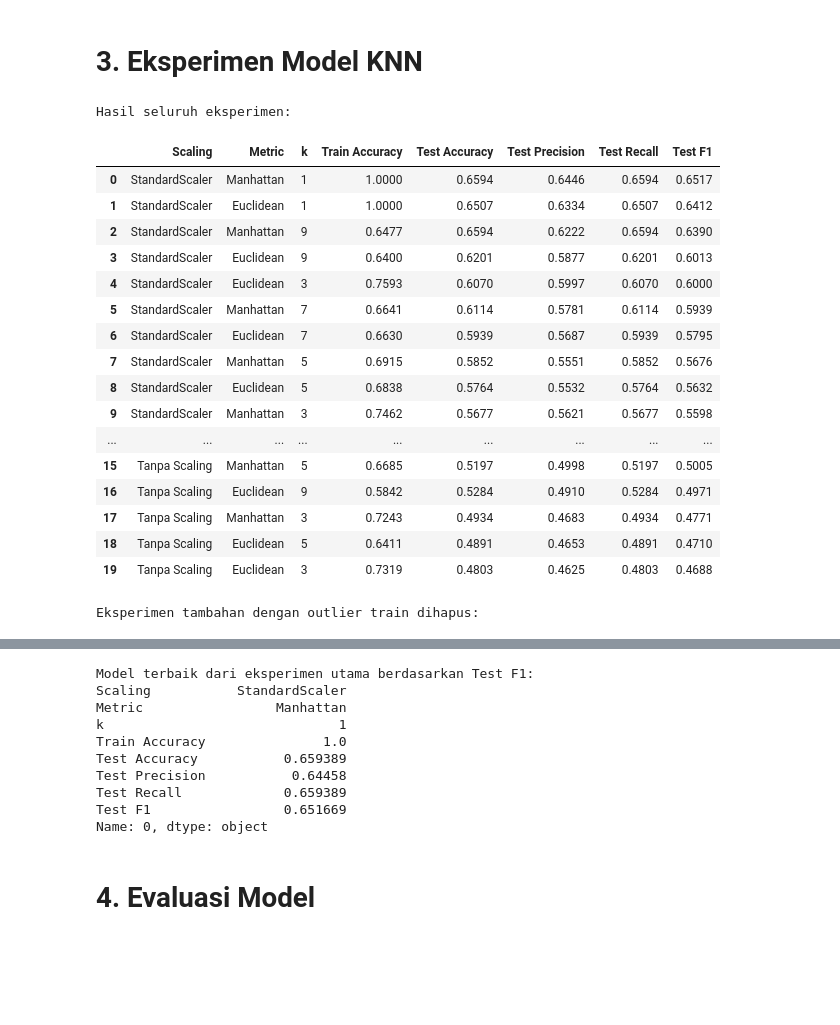
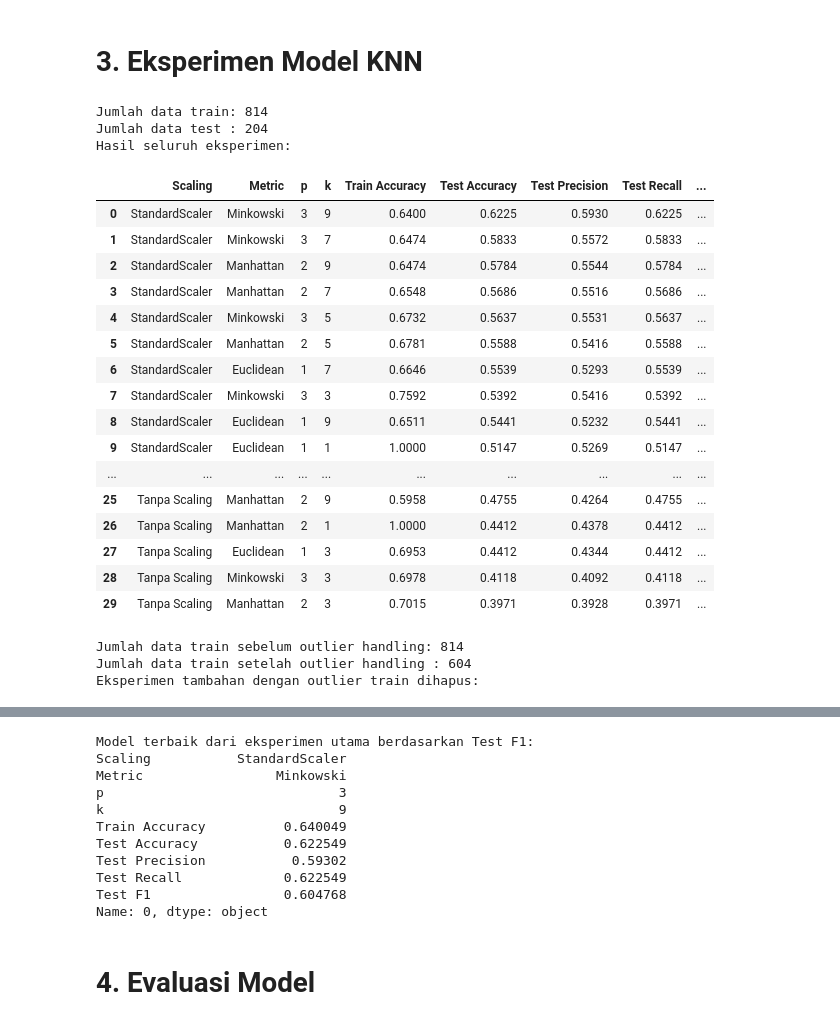
Before and after one commit to liuccio/Modul-Praktikum-ML, a Jupyter notebook: 1.Tugas_KNN/1_KNN_5054251037.ipynb, the cells around one changed output, grey strips where cells are left out. Cells and saved outputs as stored; diff of their text form; code cells hidden in the pictures; blank space fills up the shorter version.

```diff
--- a/1.Tugas_KNN/1_KNN_5054251037.ipynb
+++ b/1.Tugas_KNN/1_KNN_5054251037.ipynb
@@ -133,9 +146,12 @@ Hasilnya digunakan sebagai eksplorasi awal dan tidak langsung dianggap sebagai b
 # NaN handling (drop, impute, etc.), duplicate handling, dan lain-lain.
 
 print("Jumlah missing value sebelum handling:", data.isnull().sum().sum())
-print("Jumlah duplicate sebelum handling:", data.duplicated().sum())
 
-data_clean = data.drop_duplicates().copy()
+data_clean = data.drop(columns=["Id"]).copy()
+print("Jumlah duplicate setelah Id dihapus sebelum handling:", data_clean.duplicated().sum())
+
+data_clean = data_clean.drop_duplicates().copy()
+print("Jumlah duplicate setelah handling:", data_clean.duplicated().sum())
 print("Jumlah baris setelah duplicate handling:", len(data_clean))
 # %% [output]
 Jumlah missing value sebelum handling: 0
@@ -177,7 +196,7 @@ Outlier tidak langsung dihapus. Pengaruh penghapusan outlier akan diuji sebagai
 # Train model KNN menggunakan train set. Gunakan fungsi KNeighborsClassifier dari sklearn.neighbors untuk membuat model KNN. Lakukan eksperimen dengan berbagai nilai k (misal k=1, 3, 5, 7, 9) dan catat performa model pada train set dan test set.
 
 # Fitur dan target terpisah.
-X = data_clean.drop(columns=["quality", "Id"])
+X = data_clean.drop(columns=["quality"])
 y = data_clean["quality"]
 
 X_train, X_test, y_train, y_test = train_test_split(
@@ -187,13 +206,22 @@ X_train, X_test, y_train, y_test = train_test_split(
     stratify=y
 )
 
+print("Jumlah data train:", len(X_train))
+print("Jumlah data test :", len(X_test))
+
 # StandardScaler
 scaler = StandardScaler()
 X_train_scaled = scaler.fit_transform(X_train)
 X_test_scaled = scaler.transform(X_test)
 
 k_values = [1, 3, 5, 7, 9]
-metrics_to_test = [("Euclidean", 2), ("Manhattan", 1)]
+
+metrics_to_test = [
+    ("Euclidean", 1),
+    ("Manhattan", 2),
+    ("Minkowski", 3)
+]
+
 results = []
 
 # Eksperimen tanpa scaling dan dengan scaling.
@@ -217,6 +245,7 @@ for scaling_name, Xtr, Xte in [
             results.append({
                 "Scaling": scaling_name,
                 "Metric": metric_name,
+                "p": p_value,
                 "k": k,
                 "Train Accuracy": accuracy_score(y_train, pred_train),
                 "Test Accuracy": accuracy_score(y_test, pred_test),
@@ -232,7 +261,7 @@ results_df = pd.DataFrame(results).sort_values(
 print("Hasil seluruh eksperimen:")
 display(results_df.round(4))
 
-# Eksperimen tambahan lagi
+# Eksperimen tambahan dengan menghapus outlier hanya dari data train.
 Q1_train = X_train.quantile(0.25)
 Q3_train = X_train.quantile(0.75)
 IQR_train = Q3_train - Q1_train
@@ -242,6 +271,9 @@ upper_train = Q3_train + 1.5 * IQR_train
 train_keep_mask = ~((X_train < lower_train) | (X_train > upper_train)).any(axis=1)
 X_train_no_outlier = X_train.loc[train_keep_mask]
 y_train_no_outlier = y_train.loc[train_keep_mask]
+
+print("Jumlah data train sebelum outlier handling:", len(X_train))
+print("Jumlah data train setelah outlier handling :", len(X_train_no_outlier))
 
 scaler_no_outlier = StandardScaler()
 X_train_no_outlier_scaled = scaler_no_outlier.fit_transform(X_train_no_outlier)
@@ -253,48 +285,53 @@ for metric_name, p_value in metrics_to_test:
         knn = KNeighborsClassifier(
             n_neighbors=k,
             weights="uniform",
             metric="minkowski",
             p=p_value
         )
         knn.fit(X_train_no_outlier_scaled, y_train_no_outlier)
         pred_test = knn.predict(X_test_scaled_from_no_outlier)
         outlier_results.append({
             "Scaling": "StandardScaler + tanpa outlier train",
             "Metric": metric_name,
+            "p": p_value,
             "k": k,
             "Test Accuracy": accuracy_score(y_test, pred_test),
             "Test Precision": precision_score(y_test, pred_test, average="weighted", zero_division=0),
             "Test Recall": recall_score(y_test, pred_test, average="weighted", zero_division=0),
             "Test F1": f1_score(y_test, pred_test, average="weighted", zero_division=0)
         })
 
 outlier_results_df = pd.DataFrame(outlier_results).sort_values(
     by=["Test F1", "Test Accuracy"], ascending=False
 ).reset_index(drop=True)
 
 print("Eksperimen tambahan dengan outlier train dihapus:")
 display(outlier_results_df.round(4))
 
 best_row = results_df.iloc[0]
 print("Model terbaik dari eksperimen utama berdasarkan Test F1:")
 print(best_row)
 # %% [output]
+Jumlah data train: 814
+Jumlah data test : 204
 Hasil seluruh eksperimen:
-|  | Scaling | Metric | k | Train Accuracy | Test Accuracy | Test Precision | Test Recall | Test F1 |
-| 0 | StandardScaler | Manhattan | 1 | 1.0000 | 0.6594 | 0.6446 | 0.6594 | 0.6517 |
-| 1 | StandardScaler | Euclidean | 1 | 1.0000 | 0.6507 | 0.6334 | 0.6507 | 0.6412 |
-| 2 | StandardScaler | Manhattan | 9 | 0.6477 | 0.6594 | 0.6222 | 0.6594 | 0.6390 |
-| 3 | StandardScaler | Euclidean | 9 | 0.6400 | 0.6201 | 0.5877 | 0.6201 | 0.6013 |
-| 4 | StandardScaler | Euclidean | 3 | 0.7593 | 0.6070 | 0.5997 | 0.6070 | 0.6000 |
-| 5 | StandardScaler | Manhattan | 7 | 0.6641 | 0.6114 | 0.5781 | 0.6114 | 0.5939 |
-| 6 | StandardScaler | Euclidean | 7 | 0.6630 | 0.5939 | 0.5687 | 0.5939 | 0.5795 |
-| 7 | StandardScaler | Manhattan | 5 | 0.6915 | 0.5852 | 0.5551 | 0.5852 | 0.5676 |
-| 8 | StandardScaler | Euclidean | 5 | 0.6838 | 0.5764 | 0.5532 | 0.5764 | 0.5632 |
-| 9 | StandardScaler | Manhattan | 3 | 0.7462 | 0.5677 | 0.5621 | 0.5677 | 0.5598 |
-| ... | ... | ... | ... | ... | ... | ... | ... | ... |
-| 15 | Tanpa Scaling | Manhattan | 5 | 0.6685 | 0.5197 | 0.4998 | 0.5197 | 0.5005 |
-| 16 | Tanpa Scaling | Euclidean | 9 | 0.5842 | 0.5284 | 0.4910 | 0.5284 | 0.4971 |
-| 17 | Tanpa Scaling | Manhattan | 3 | 0.7243 | 0.4934 | 0.4683 | 0.4934 | 0.4771 |
-| 18 | Tanpa Scaling | Euclidean | 5 | 0.6411 | 0.4891 | 0.4653 | 0.4891 | 0.4710 |
-| 19 | Tanpa Scaling | Euclidean | 3 | 0.7319 | 0.4803 | 0.4625 | 0.4803 | 0.4688 |
+|  | Scaling | Metric | p | k | Train Accuracy | Test Accuracy | Test Precision | Test Recall | ... |
+| 0 | StandardScaler | Minkowski | 3 | 9 | 0.6400 | 0.6225 | 0.5930 | 0.6225 | ... |
+| 1 | StandardScaler | Minkowski | 3 | 7 | 0.6474 | 0.5833 | 0.5572 | 0.5833 | ... |
+| 2 | StandardScaler | Manhattan | 2 | 9 | 0.6474 | 0.5784 | 0.5544 | 0.5784 | ... |
+| 3 | StandardScaler | Manhattan | 2 | 7 | 0.6548 | 0.5686 | 0.5516 | 0.5686 | ... |
+| 4 | StandardScaler | Minkowski | 3 | 5 | 0.6732 | 0.5637 | 0.5531 | 0.5637 | ... |
+| 5 | StandardScaler | Manhattan | 2 | 5 | 0.6781 | 0.5588 | 0.5416 | 0.5588 | ... |
+| 6 | StandardScaler | Euclidean | 1 | 7 | 0.6646 | 0.5539 | 0.5293 | 0.5539 | ... |
+| 7 | StandardScaler | Minkowski | 3 | 3 | 0.7592 | 0.5392 | 0.5416 | 0.5392 | ... |
+| 8 | StandardScaler | Euclidean | 1 | 9 | 0.6511 | 0.5441 | 0.5232 | 0.5441 | ... |
+| 9 | StandardScaler | Euclidean | 1 | 1 | 1.0000 | 0.5147 | 0.5269 | 0.5147 | ... |
+| ... | ... | ... | ... | ... | ... | ... | ... | ... | ... |
+| 25 | Tanpa Scaling | Manhattan | 2 | 9 | 0.5958 | 0.4755 | 0.4264 | 0.4755 | ... |
+| 26 | Tanpa Scaling | Manhattan | 2 | 1 | 1.0000 | 0.4412 | 0.4378 | 0.4412 | ... |
+| 27 | Tanpa Scaling | Euclidean | 1 | 3 | 0.6953 | 0.4412 | 0.4344 | 0.4412 | ... |
+| 28 | Tanpa Scaling | Minkowski | 3 | 3 | 0.6978 | 0.4118 | 0.4092 | 0.4118 | ... |
+| 29 | Tanpa Scaling | Manhattan | 2 | 3 | 0.7015 | 0.3971 | 0.3928 | 0.3971 | ... |
+Jumlah data train sebelum outlier handling: 814
+Jumlah data train setelah outlier handling : 604
 Eksperimen tambahan dengan outlier train dihapus:
@@ -312,12 +354,13 @@ Eksperimen tambahan dengan outlier train dihapus:
 Model terbaik dari eksperimen utama berdasarkan Test F1:
 Scaling           StandardScaler
-Metric                 Manhattan
-k                              1
-Train Accuracy               1.0
-Test Accuracy           0.659389
-Test Precision           0.64458
-Test Recall             0.659389
-Test F1                 0.651669
+Metric                 Minkowski
+p                              3
+k                              9
+Train Accuracy          0.640049
+Test Accuracy           0.622549
+Test Precision           0.59302
+Test Recall             0.622549
+Test F1                 0.604768
 Name: 0, dtype: object
 # %% [markdown]
 # 4. Evaluasi Model
```
Also changed, not shown: parts of 10 cells of this notebook.
